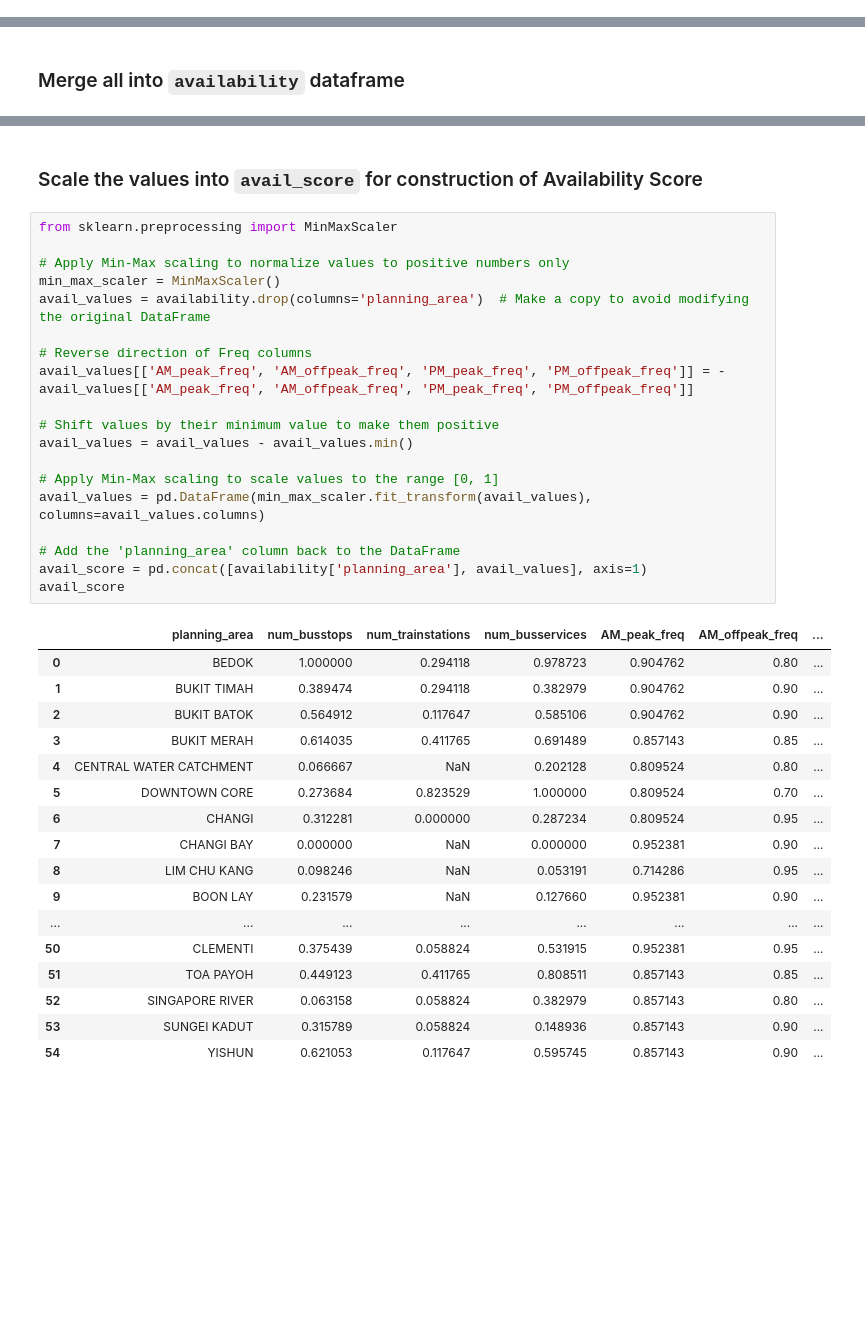
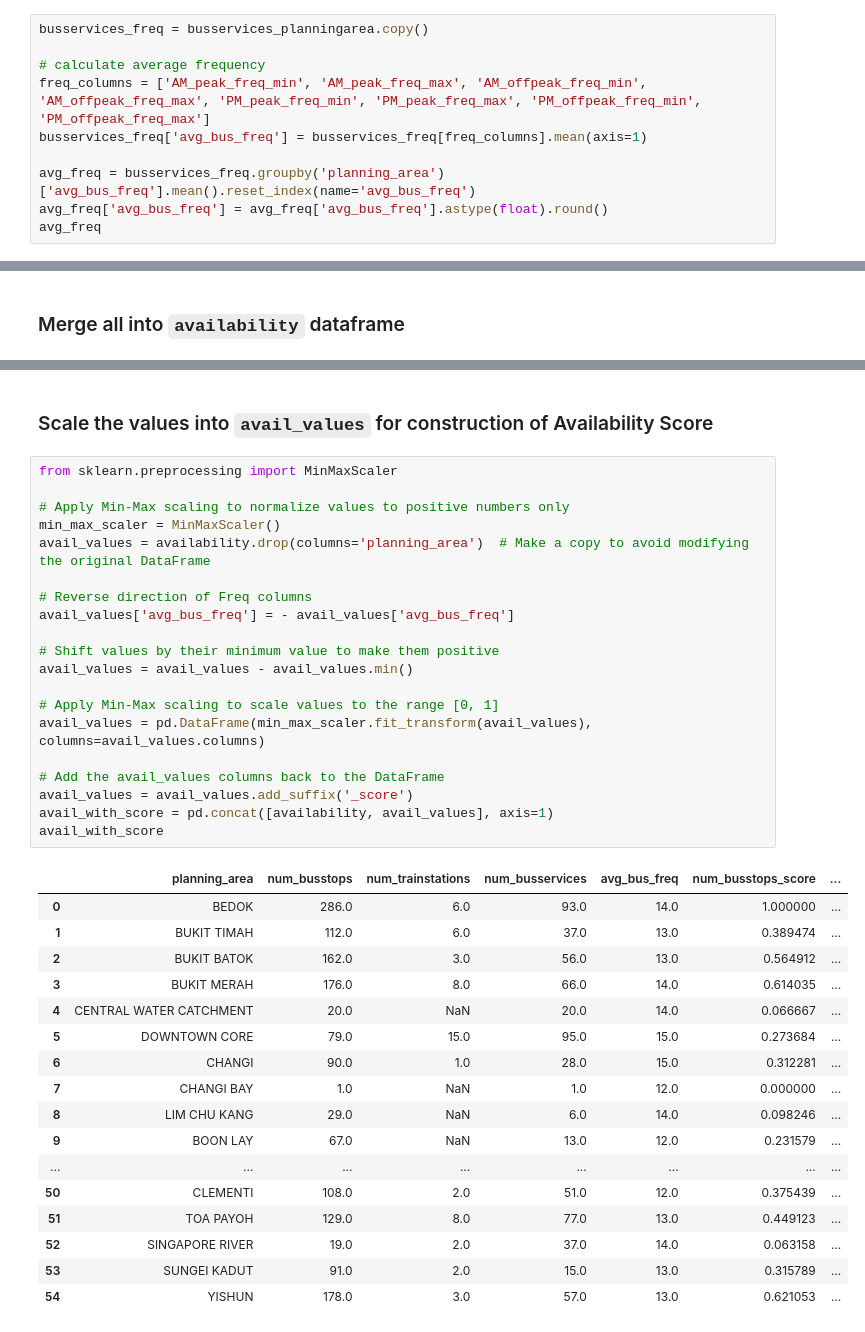
Before and after one commit to kiwi-lemongrass/DSE3101-Enhancing-Urban-Transport, a Jupyter notebook: src/backend.ipynb, the cells around one changed output, grey strips where cells are left out. Cells and saved outputs as stored; diff of their text form; blank space fills up the shorter version.

Commit message:
edit code for availability score and add avail_with_score.csv to data folder

```diff
--- a/src/backend.ipynb
+++ b/src/backend.ipynb
@@ -525,0 +484,10 @@ avg_freq = avg_freq.round()
+# %%
+busservices_freq = busservices_planningarea.copy()
+
+# calculate average frequency
+freq_columns = ['AM_peak_freq_min', 'AM_peak_freq_max', 'AM_offpeak_freq_min', 'AM_offpeak_freq_max', 'PM_peak_freq_min', 'PM_peak_freq_max', 'PM_offpeak_freq_min', 'PM_offpeak_freq_max']
+busservices_freq['avg_bus_freq'] = busservices_freq[freq_columns].mean(axis=1)
+
+avg_freq = busservices_freq.groupby('planning_area')['avg_bus_freq'].mean().reset_index(name='avg_bus_freq')
+avg_freq['avg_bus_freq'] = avg_freq['avg_bus_freq'].astype(float).round()
+avg_freq
@@ -552,39 +538,40 @@ availability
 # %% [markdown]
-### Scale the values into `avail_score` for construction of Availability Score
+### Scale the values into `avail_values` for construction of Availability Score
 # %%
 from sklearn.preprocessing import MinMaxScaler
 
 # Apply Min-Max scaling to normalize values to positive numbers only
 min_max_scaler = MinMaxScaler()
 avail_values = availability.drop(columns='planning_area')  # Make a copy to avoid modifying the original DataFrame
 
 # Reverse direction of Freq columns
-avail_values[['AM_peak_freq', 'AM_offpeak_freq', 'PM_peak_freq', 'PM_offpeak_freq']] = - avail_values[['AM_peak_freq', 'AM_offpeak_freq', 'PM_peak_freq', 'PM_offpeak_freq']]
+avail_values['avg_bus_freq'] = - avail_values['avg_bus_freq']
 
 # Shift values by their minimum value to make them positive
 avail_values = avail_values - avail_values.min()
 
 # Apply Min-Max scaling to scale values to the range [0, 1]
 avail_values = pd.DataFrame(min_max_scaler.fit_transform(avail_values), columns=avail_values.columns)
 
-# Add the 'planning_area' column back to the DataFrame
-avail_score = pd.concat([availability['planning_area'], avail_values], axis=1)
-avail_score
+# Add the avail_values columns back to the DataFrame
+avail_values = avail_values.add_suffix('_score')
+avail_with_score = pd.concat([availability, avail_values], axis=1)
+avail_with_score
 # %% [output]
-|  | planning_area | num_busstops | num_trainstations | num_busservices | AM_peak_freq | AM_offpeak_freq | ... |
-| 0 | BEDOK | 1.000000 | 0.294118 | 0.978723 | 0.904762 | 0.80 | ... |
-| 1 | BUKIT TIMAH | 0.389474 | 0.294118 | 0.382979 | 0.904762 | 0.90 | ... |
-| 2 | BUKIT BATOK | 0.564912 | 0.117647 | 0.585106 | 0.904762 | 0.90 | ... |
-| 3 | BUKIT MERAH | 0.614035 | 0.411765 | 0.691489 | 0.857143 | 0.85 | ... |
-| 4 | CENTRAL WATER CATCHMENT | 0.066667 | NaN | 0.202128 | 0.809524 | 0.80 | ... |
-| 5 | DOWNTOWN CORE | 0.273684 | 0.823529 | 1.000000 | 0.809524 | 0.70 | ... |
-| 6 | CHANGI | 0.312281 | 0.000000 | 0.287234 | 0.809524 | 0.95 | ... |
-| 7 | CHANGI BAY | 0.000000 | NaN | 0.000000 | 0.952381 | 0.90 | ... |
-| 8 | LIM CHU KANG | 0.098246 | NaN | 0.053191 | 0.714286 | 0.95 | ... |
-| 9 | BOON LAY | 0.231579 | NaN | 0.127660 | 0.952381 | 0.90 | ... |
+|  | planning_area | num_busstops | num_trainstations | num_busservices | avg_bus_freq | num_busstops_score | ... |
+| 0 | BEDOK | 286.0 | 6.0 | 93.0 | 14.0 | 1.000000 | ... |
+| 1 | BUKIT TIMAH | 112.0 | 6.0 | 37.0 | 13.0 | 0.389474 | ... |
+| 2 | BUKIT BATOK | 162.0 | 3.0 | 56.0 | 13.0 | 0.564912 | ... |
+| 3 | BUKIT MERAH | 176.0 | 8.0 | 66.0 | 14.0 | 0.614035 | ... |
+| 4 | CENTRAL WATER CATCHMENT | 20.0 | NaN | 20.0 | 14.0 | 0.066667 | ... |
+| 5 | DOWNTOWN CORE | 79.0 | 15.0 | 95.0 | 15.0 | 0.273684 | ... |
+| 6 | CHANGI | 90.0 | 1.0 | 28.0 | 15.0 | 0.312281 | ... |
+| 7 | CHANGI BAY | 1.0 | NaN | 1.0 | 12.0 | 0.000000 | ... |
+| 8 | LIM CHU KANG | 29.0 | NaN | 6.0 | 14.0 | 0.098246 | ... |
+| 9 | BOON LAY | 67.0 | NaN | 13.0 | 12.0 | 0.231579 | ... |
 | ... | ... | ... | ... | ... | ... | ... | ... |
-| 50 | CLEMENTI | 0.375439 | 0.058824 | 0.531915 | 0.952381 | 0.95 | ... |
-| 51 | TOA PAYOH | 0.449123 | 0.411765 | 0.808511 | 0.857143 | 0.85 | ... |
-| 52 | SINGAPORE RIVER | 0.063158 | 0.058824 | 0.382979 | 0.857143 | 0.80 | ... |
-| 53 | SUNGEI KADUT | 0.315789 | 0.058824 | 0.148936 | 0.857143 | 0.90 | ... |
-| 54 | YISHUN | 0.621053 | 0.117647 | 0.595745 | 0.857143 | 0.90 | ... |
+| 50 | CLEMENTI | 108.0 | 2.0 | 51.0 | 12.0 | 0.375439 | ... |
+| 51 | TOA PAYOH | 129.0 | 8.0 | 77.0 | 13.0 | 0.449123 | ... |
+| 52 | SINGAPORE RIVER | 19.0 | 2.0 | 37.0 | 14.0 | 0.063158 | ... |
+| 53 | SUNGEI KADUT | 91.0 | 2.0 | 15.0 | 13.0 | 0.315789 | ... |
+| 54 | YISHUN | 178.0 | 3.0 | 57.0 | 13.0 | 0.621053 | ... |
```
Also changed, not shown: parts of 17 cells of this notebook, 1 other file.
